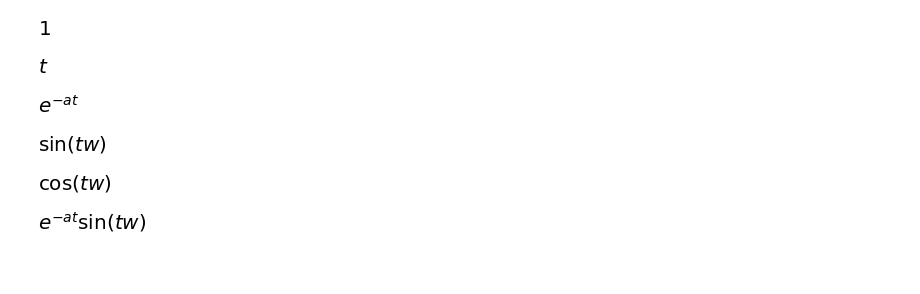
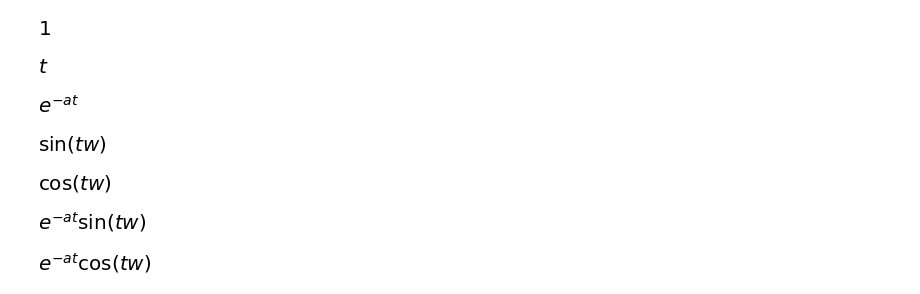
Before and after one commit to 373yuki/pyctrl, a Jupyter notebook: chap3.ipynb, the cells around one changed output. Drawn from its saved outputs; the diff is of its cells as text; code cells hidden in the pictures; blank space fills up the shorter version.

```diff
--- a/chap3.ipynb
+++ b/chap3.ipynb
@@ -481,3 +486,7 @@ sp.inverse_laplace_transform(s/(s**2+w**2), s, t)
 sp.inverse_laplace_transform(w/((s+a)**2+w**2), s, t)
 # %% [output]
 [figure]
+# %%
+sp.inverse_laplace_transform((s+a)/((s+a)**2+w**2), s, t)
+# %% [output]
+[figure, added]
```
Also changed, not shown: parts of 2 cells of this notebook.
